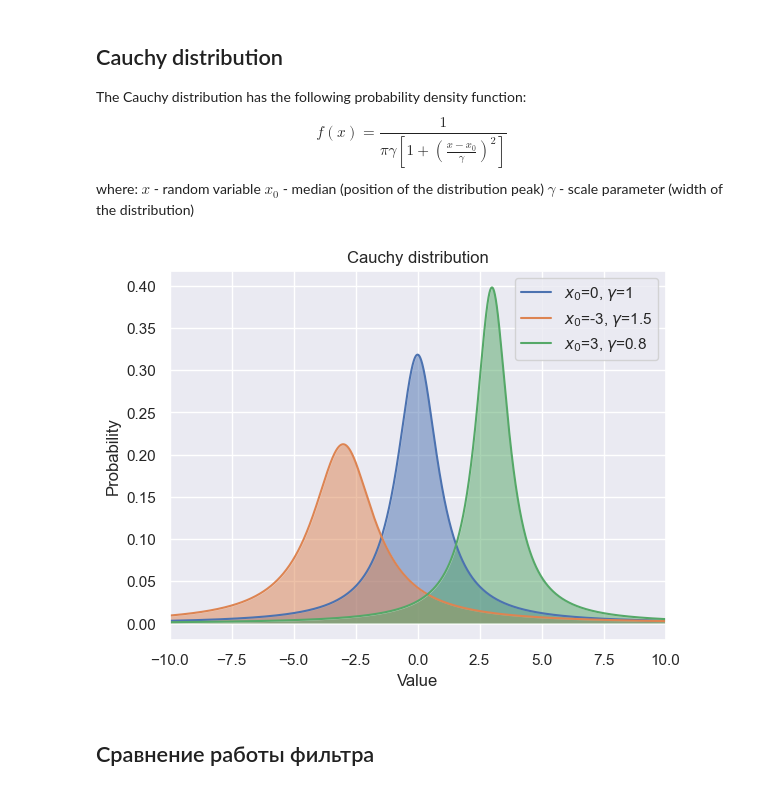
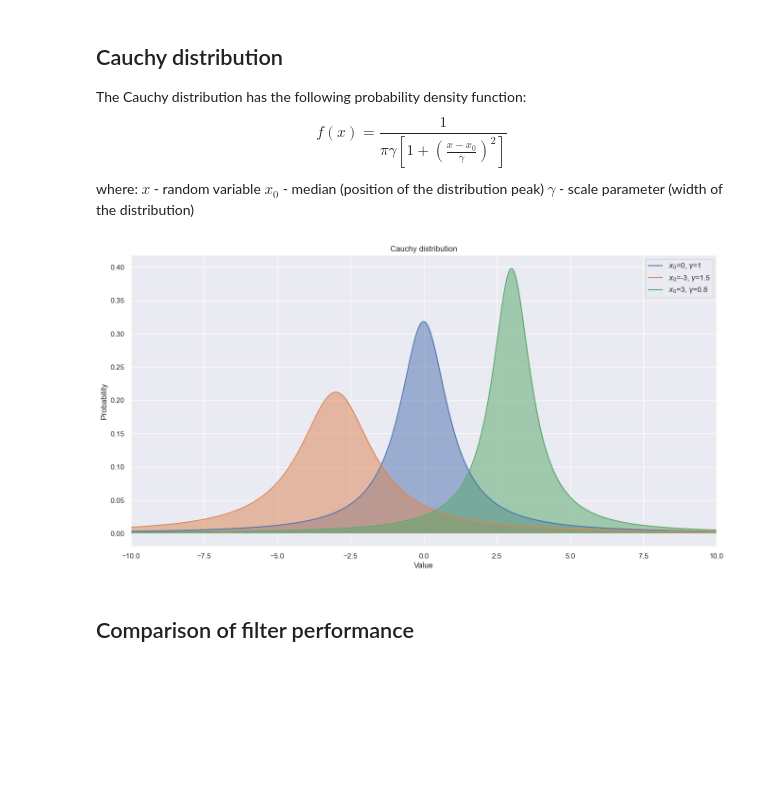
Before and after one commit to Omazz/alpha-beta-filter, a Jupyter notebook: noise.ipynb, the cells around one changed output. Drawn from its saved outputs; the diff is of its cells as text; code cells hidden in the pictures; blank space fills up the shorter version.

```diff
--- a/noise.ipynb
+++ b/noise.ipynb
@@ -68,7 +68,7 @@ $x$ - random variable </br>
 $x_0$ - median (position of the distribution peak) </br>
 $\gamma$ - scale parameter (width of the distribution) </br>
 # %%
-plt.figure()
+plt.figure(figsize=(16,8))
 plt.title('Cauchy distribution')
 plt.xlabel('Value')
 plt.ylabel('Probability')
@@ -78,36 +78,36 @@ left = -10
 right = +10
 plt.xlim(left, right)
 
 x0 = 0
 gamma = 1
 x = np.linspace(left, right, size)
 y = (1/(np.pi * gamma * (1 + ((x - x0)/gamma)**2)))
 label = '$x_0$=' + str(x0) + ', $\gamma$=' + str(gamma)
 plt.plot(x, y, label=label)
 plt.fill_between(x, 0, y, alpha=0.5)
 
 x0 = -3
 gamma = 1.5
 x = np.linspace(left, right, size)
 y = (1/(np.pi * gamma * (1 + ((x - x0)/gamma)**2)))
 label = '$x_0$=' + str(x0) + ', $\gamma$=' + str(gamma)
 plt.plot(x, y, label=label)
 plt.fill_between(x, 0, y, alpha=0.5)
 
 x0 = 3
 gamma = 0.8
 x = np.linspace(left, right, size)
 y = (1/(np.pi * gamma * (1 + ((x - x0)/gamma)**2)))
 label = '$x_0$=' + str(x0) + ', $\gamma$=' + str(gamma)
 plt.plot(x, y, label=label)
 plt.fill_between(x, 0, y, alpha=0.5)
 
 plt.legend()
 plt.show()
 # %% [output]
-[figure, old version]
+[figure, new version]
 # %% [markdown]
-## Сравнение работы фильтра
+## Comparison of filter performance
 # %%
 def filter_step(k, k_max, meas, dt, x_prev, V_prev):
     if (x_prev is None) and (V_prev is None): # first step of initialization
```
Also changed, not shown: parts of 3 cells of this notebook, 4 other files.
